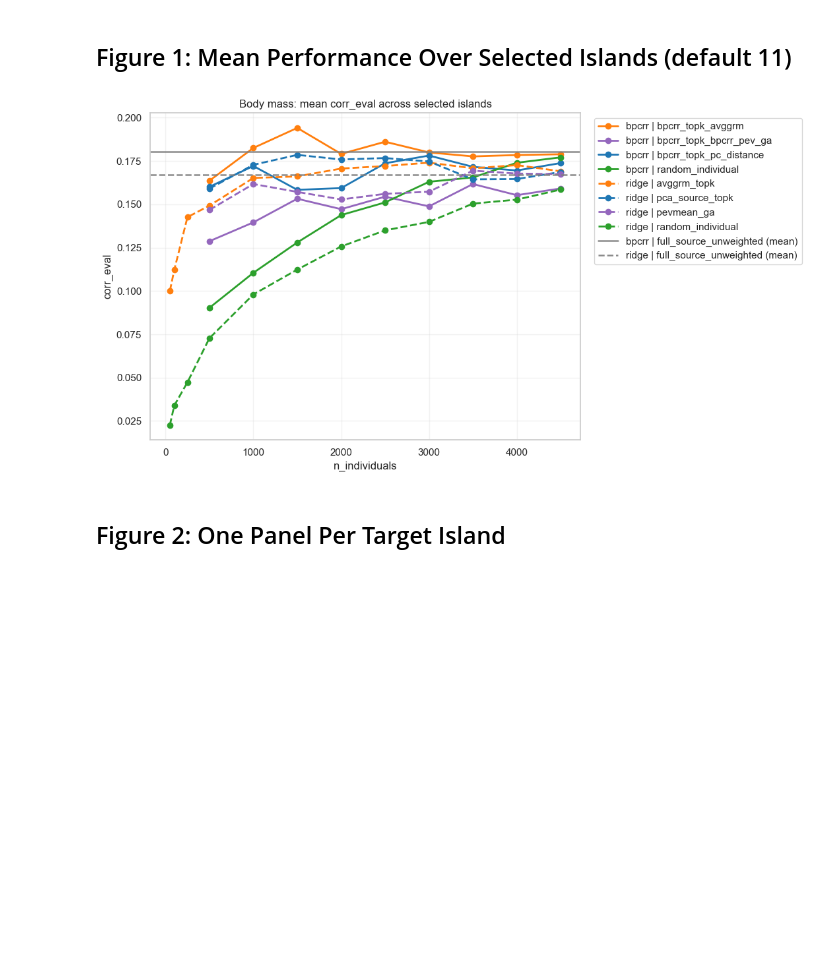
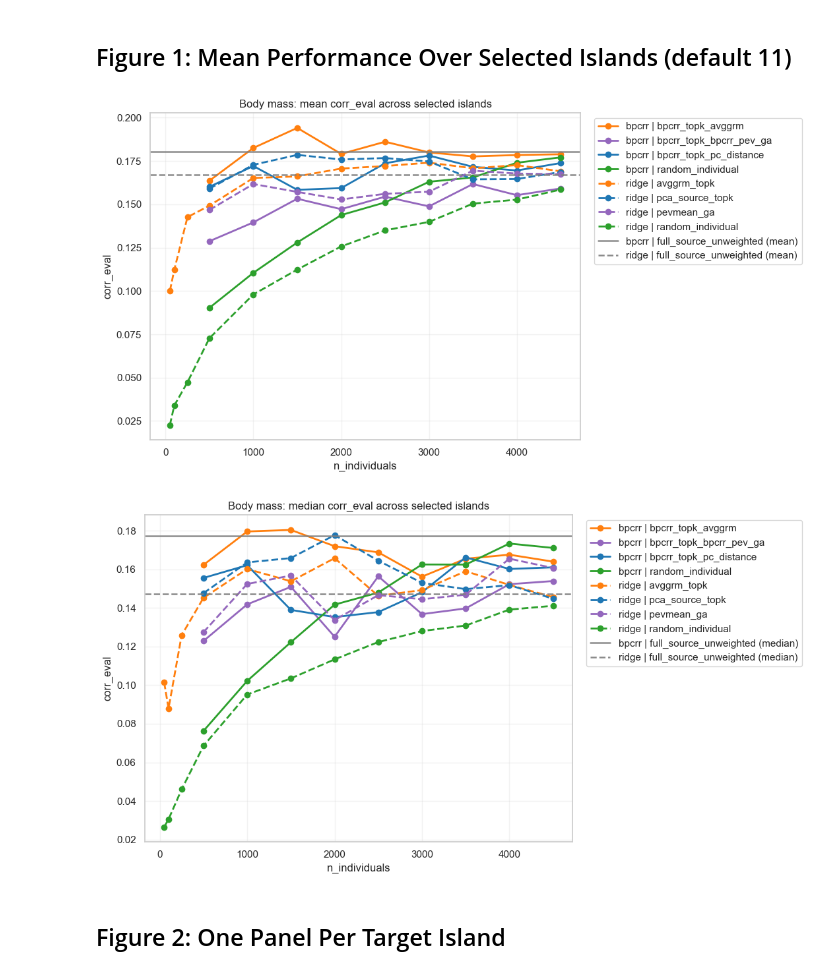
Before and after one commit to simennes/Master_thesis, a Jupyter notebook: notebooks/visualize_bpcrr_inla.ipynb, the cells around one changed output. Cells and saved outputs as stored; diff of their text form; code cells hidden in the pictures; blank space fills up the shorter version.

```diff
--- a/notebooks/visualize_bpcrr_inla.ipynb
+++ b/notebooks/visualize_bpcrr_inla.ipynb
@@ -402,33 +402,97 @@ for _, spec in curve_specs.iterrows():
 
 # Horizontal reference lines: full_source_unweighted mean over selected islands per display model
 if not full_source_refs.empty:
     fs_mean = (
         full_source_refs.groupby("model_display", as_index=False)["corr_eval"]
         .mean()
         .sort_values("model_display")
     )
     if REMOVE_BPCRR_FROM_FIG1:
         fs_mean = fs_mean[fs_mean["model_display"] != "bpcrr"]
 
     for _, row in fs_mean.iterrows():
         plt.axhline(
             row["corr_eval"],
             linestyle=model_linestyle(row["model_display"]),
             linewidth=1.8,
             alpha=0.9,
             color=family_colors["full_source"],
             label=f"{row['model_display']} | full_source_unweighted (mean)",
         )
 
 plt.title("Body mass: mean corr_eval across selected islands")
 plt.xlabel("n_individuals")
 plt.ylabel("corr_eval")
 plt.grid(True, alpha=0.25)
 plt.legend(bbox_to_anchor=(1.02, 1), loc="upper left")
 plt.tight_layout()
 plt.show()
+
+# Median corr_eval across selected islands vs n_individuals
+plot_df_median = (
+    plot_data.groupby(["model_display", "method", "n_individuals"], as_index=False)["corr_eval"]
+    .median()
+    .sort_values(["model_display", "method", "n_individuals"])
+)
+
+if REMOVE_BPCRR_FROM_FIG1:
+    plot_df_median = plot_df_median[plot_df_median["model_display"] != "bpcrr"].copy()
+
+if plot_df_median.empty:
+    raise ValueError("No rows to plot after filters. Relax PLOT_MODELS/PLOT_METHODS or USE_RANKED_SUBSET_ONLY.")
+
+plot_df_median["curve"] = plot_df_median["model_display"] + " | " + plot_df_median["method"]
+curve_specs_median = (
+    plot_df_median[["curve", "model_display", "method"]]
+    .drop_duplicates()
+    .sort_values(["model_display", "method"])
+)
+
+plt.figure(figsize=(11, 6))
+for _, spec in curve_specs_median.iterrows():
+    curve = spec["curve"]
+    sub = plot_df_median[plot_df_median["curve"] == curve]
+    fam = method_family(spec["method"])
+    plt.plot(
+        sub["n_individuals"],
+        sub["corr_eval"],
+        marker="o",
+        linewidth=2,
+        color=family_colors.get(fam, family_colors["other"]),
+        linestyle=model_linestyle(spec["model_display"]),
+        label=curve,
+    )
+
+# Horizontal reference lines: full_source_unweighted median over selected islands per display model
+if not full_source_refs.empty:
+    fs_median = (
+        full_source_refs.groupby("model_display", as_index=False)["corr_eval"]
+        .median()
+        .sort_values("model_display")
+    )
+    if REMOVE_BPCRR_FROM_FIG1:
+        fs_median = fs_median[fs_median["model_display"] != "bpcrr"]
+
+    for _, row in fs_median.iterrows():
+        plt.axhline(
+            row["corr_eval"],
+            linestyle=model_linestyle(row["model_display"]),
+            linewidth=1.8,
+            alpha=0.9,
+            color=family_colors["full_source"],
+            label=f"{row['model_display']} | full_source_unweighted (median)",
+        )
+
+plt.title("Body mass: median corr_eval across selected islands")
+plt.xlabel("n_individuals")
+plt.ylabel("corr_eval")
+plt.grid(True, alpha=0.25)
+plt.legend(bbox_to_anchor=(1.02, 1), loc="upper left")
+plt.tight_layout()
+plt.show()
 # %% [output]
 [figure]
+[figure, added]
 # %% [markdown]
 ## Figure 2: One Panel Per Target Island
 # %%
```
Also changed, not shown: parts of 2 cells of this notebook, 8 other files.
